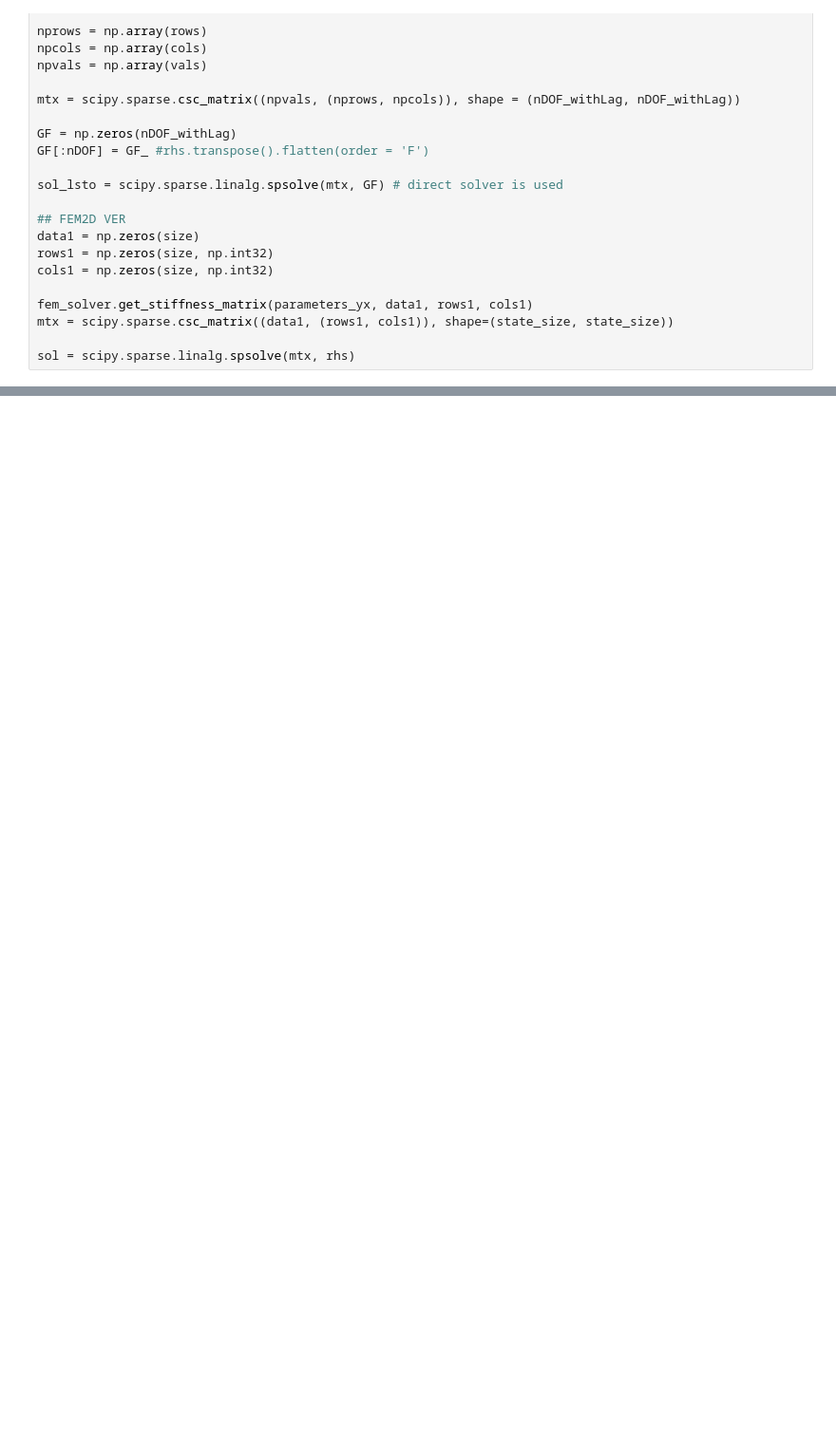
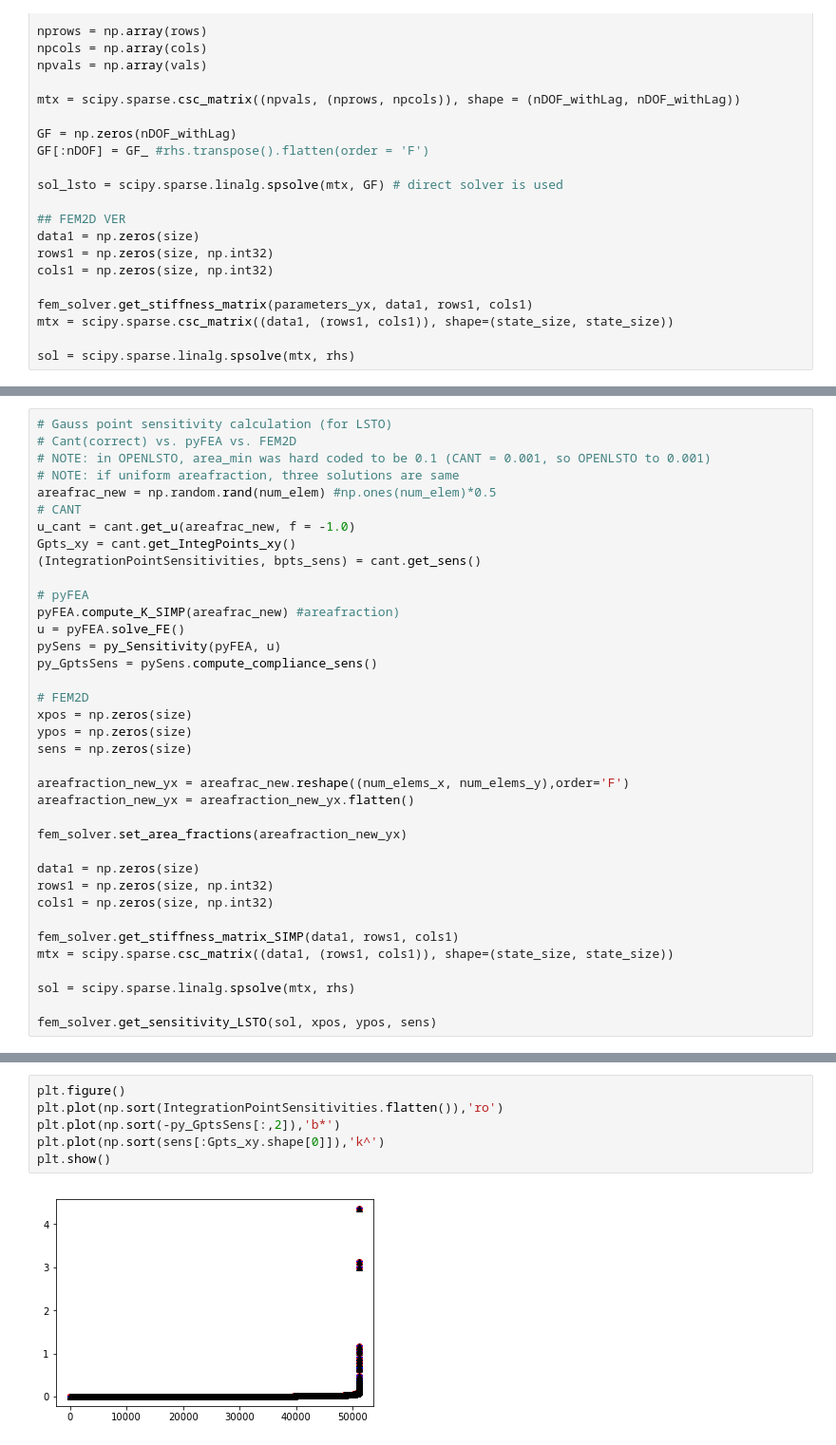
Before and after one commit to M2DOLab/OpenLSTO-lite, a Jupyter notebook: M2DO_FEA/Python/vs_FEM2D.ipynb, the cells around one changed output, grey strips where cells are left out. Shown: that part at 95% size. Saved outputs shown, nothing was run; the diff lists cells and outputs as text; blank space fills up the shorter version.

```diff
--- a/M2DO_FEA/Python/vs_FEM2D.ipynb
+++ b/M2DO_FEA/Python/vs_FEM2D.ipynb
@@ -328,0 +331,37 @@ plt.show()
+# %%
+# Gauss point sensitivity calculation (for LSTO)
+# Cant(correct) vs. pyFEA vs. FEM2D
+# NOTE: in OPENLSTO, area_min was hard coded to be 0.1 (CANT = 0.001, so OPENLSTO to 0.001)
+# NOTE: if uniform areafraction, three solutions are same
+areafrac_new = np.random.rand(num_elem) #np.ones(num_elem)*0.5
+# CANT
+u_cant = cant.get_u(areafrac_new, f = -1.0)
+Gpts_xy = cant.get_IntegPoints_xy()
+(IntegrationPointSensitivities, bpts_sens) = cant.get_sens()
+
+# pyFEA
+pyFEA.compute_K_SIMP(areafrac_new) #areafraction)
+u = pyFEA.solve_FE()
+pySens = py_Sensitivity(pyFEA, u)
+py_GptsSens = pySens.compute_compliance_sens()
+
+# FEM2D
+xpos = np.zeros(size)
+ypos = np.zeros(size)
+sens = np.zeros(size)
+
+areafraction_new_yx = areafrac_new.reshape((num_elems_x, num_elems_y),order='F')
+areafraction_new_yx = areafraction_new_yx.flatten()
+
+fem_solver.set_area_fractions(areafraction_new_yx)
+
+data1 = np.zeros(size)
+rows1 = np.zeros(size, np.int32)
+cols1 = np.zeros(size, np.int32)
+
+fem_solver.get_stiffness_matrix_SIMP(data1, rows1, cols1)
+mtx = scipy.sparse.csc_matrix((data1, (rows1, cols1)), shape=(state_size, state_size))
+
+sol = scipy.sparse.linalg.spsolve(mtx, rhs)
+
+fem_solver.get_sensitivity_LSTO(sol, xpos, ypos, sens)
@@ -328,0 +384,8 @@ plt.show()
+# %%
+plt.figure()
+plt.plot(np.sort(IntegrationPointSensitivities.flatten()),'ro')
+plt.plot(np.sort(-py_GptsSens[:,2]),'b*')
+plt.plot(np.sort(sens[:Gpts_xy.shape[0]]),'k^')
+plt.show()
+# %% [output]
+[figure, added]
```
Also changed, not shown: parts of 14 cells of this notebook, 1 other file.
